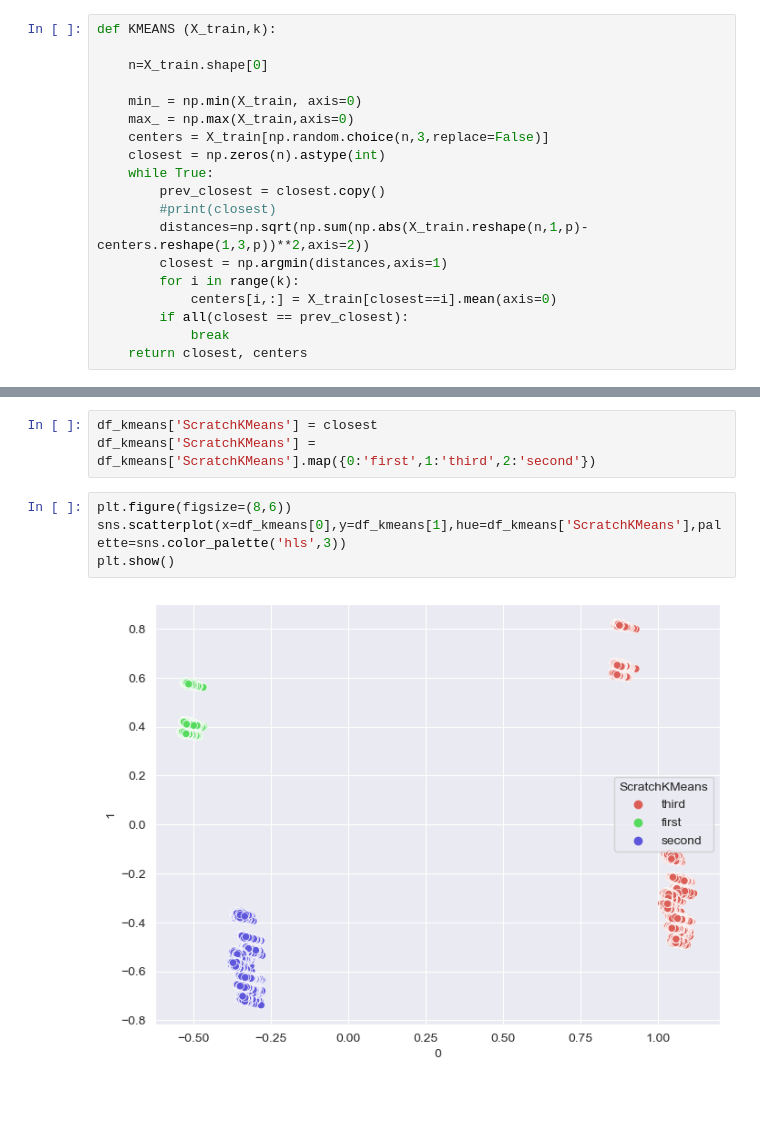
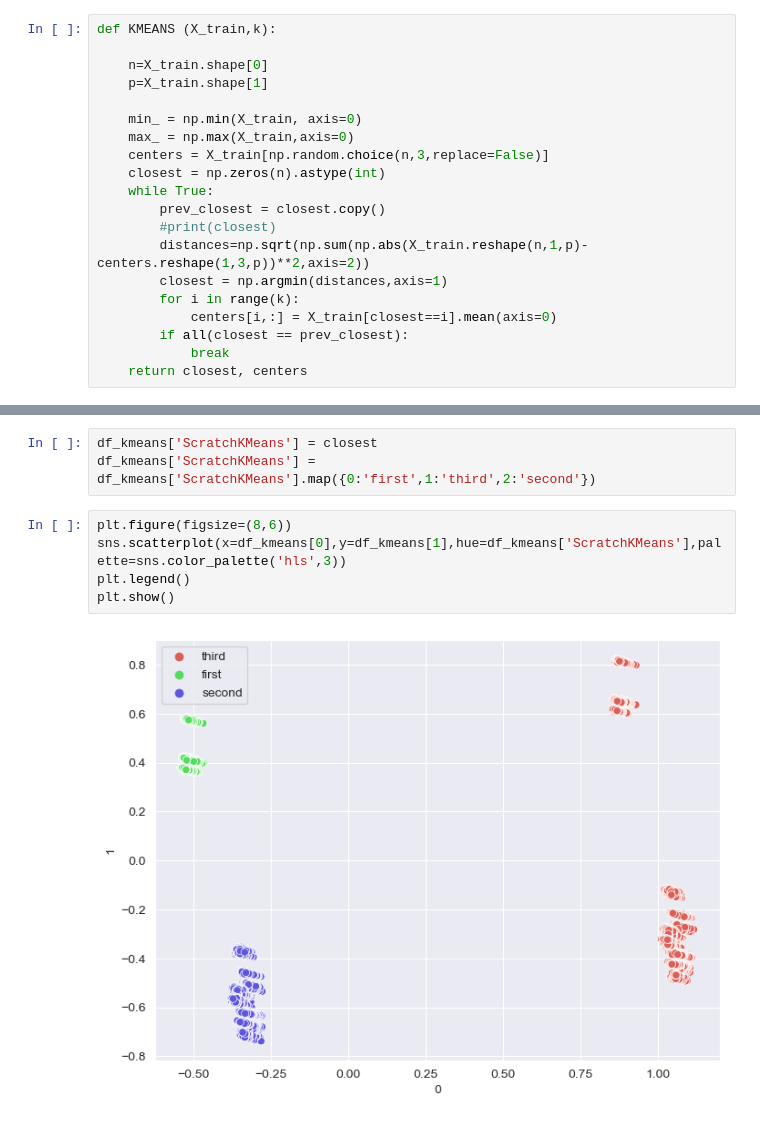
Before and after one commit to MattiaCastaldo/ADM-Homework-4, a Jupyter notebook: Mattia.ipynb, the cells around one changed output, grey strips where cells are left out. Cells and saved outputs as stored; diff of their text form.

```diff
--- a/Mattia.ipynb
+++ b/Mattia.ipynb
@@ -466,6 +466,7 @@ from scipy.spatial.distance import cdist
 def KMEANS (X_train,k):
 
     n=X_train.shape[0]
+    p=X_train.shape[1]
 
     min_ = np.min(X_train, axis=0)
     max_ = np.max(X_train,axis=0)
@@ -490,6 +491,7 @@ df_kmeans['ScratchKMeans'] = df_kmeans['ScratchKMeans'].map({0:'first',1:'third'
 # %%
 plt.figure(figsize=(8,6))
 sns.scatterplot(x=df_kmeans[0],y=df_kmeans[1],hue=df_kmeans['ScratchKMeans'],palette=sns.color_palette('hls',3))
+plt.legend()
 plt.show()
 # %% [output]
-[figure, old version]
+[figure, new version]
```
